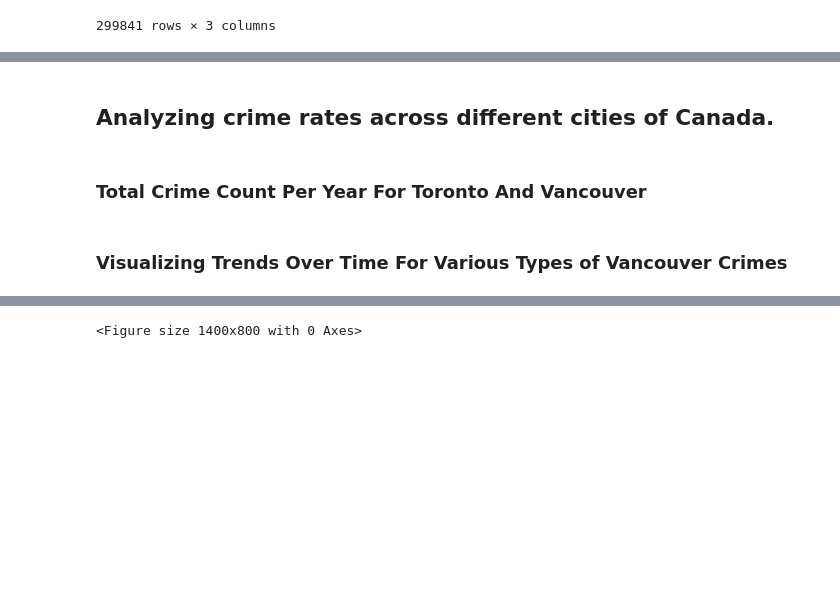
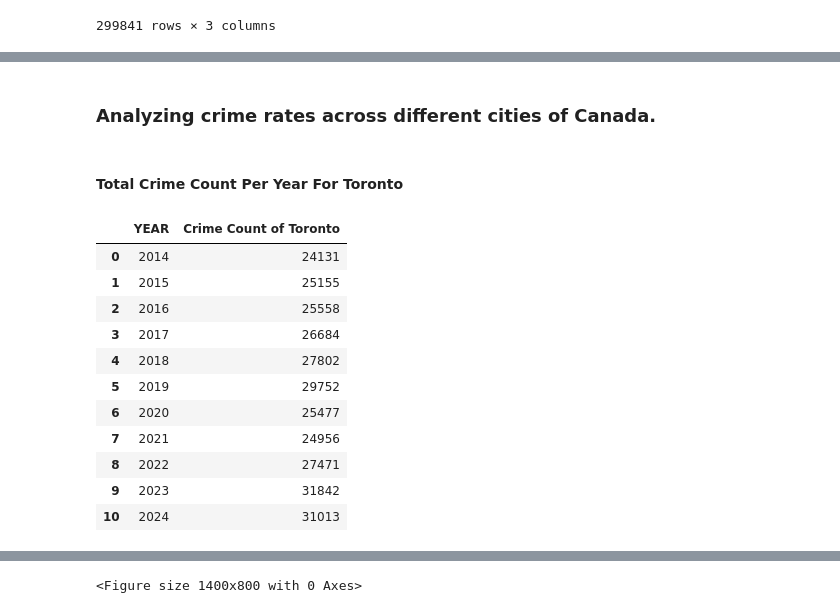
Before and after one commit to riggedjoker/CrimeAnalysis_Canada_Project, a Jupyter notebook: jupyter-notebook/crime_analysis.ipynb, the cells around one changed output, grey strips where cells are left out. Saved outputs shown, nothing was run; the diff lists cells and outputs as text; code cells hidden in the pictures; blank space fills up the shorter version.

Commit message:
To Work On Crime Rate Analysis.

```diff
--- a/jupyter-notebook/crime_analysis.ipynb
+++ b/jupyter-notebook/crime_analysis.ipynb
@@ -155,2 +155,2 @@ toronto_dataset
 # %% [markdown]
-<h2> Analyzing crime rates across different cities of Canada.</h2>
+### Analyzing crime rates across different cities of Canada.
@@ -159,2 +157,2 @@ toronto_dataset
 # %% [markdown]
-<h3>Total Crime Count Per Year For Toronto And Vancouver</h3>
+#### Total Crime Count Per Year For Toronto
@@ -164,2 +159,19 @@ vancouver_crime_per_year = vancouver_dataset.groupby('YEAR').size()
-# %% [markdown]
-<h3>Visualizing Trends Over Time For Various Types of Vancouver Crimes</h3>
+# %%
+toronto_crime_per_year = toronto_dataset.groupby('YEAR').size()
+
+toronto_crime = toronto_crime_per_year.reset_index(name = 'Crime Count of Toronto')
+
+toronto_crime
+# %% [output]
+|  | YEAR | Crime Count of Toronto |
+| 0 | 2014 | 24131 |
+| 1 | 2015 | 25155 |
+| 2 | 2016 | 25558 |
+| 3 | 2017 | 26684 |
+| 4 | 2018 | 27802 |
+| 5 | 2019 | 29752 |
+| 6 | 2020 | 25477 |
+| 7 | 2021 | 24956 |
+| 8 | 2022 | 27471 |
+| 9 | 2023 | 31842 |
+| 10 | 2024 | 31013 |
```
Also changed, not shown: parts of 23 cells of this notebook.
